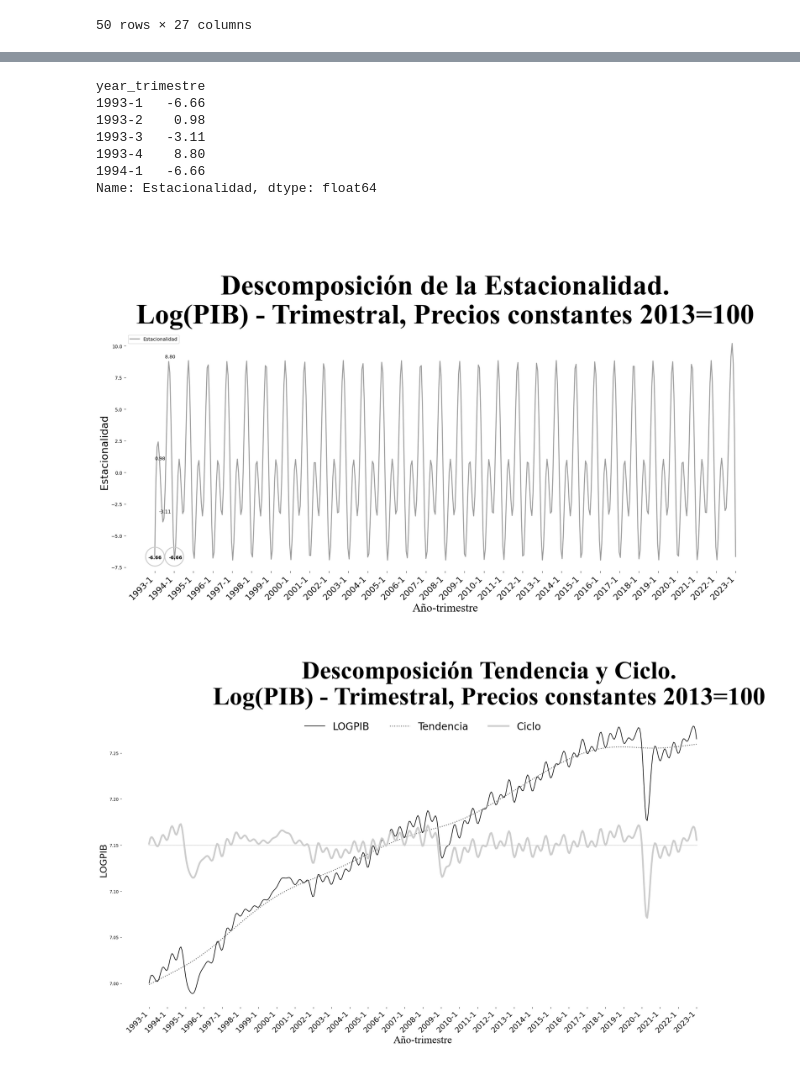
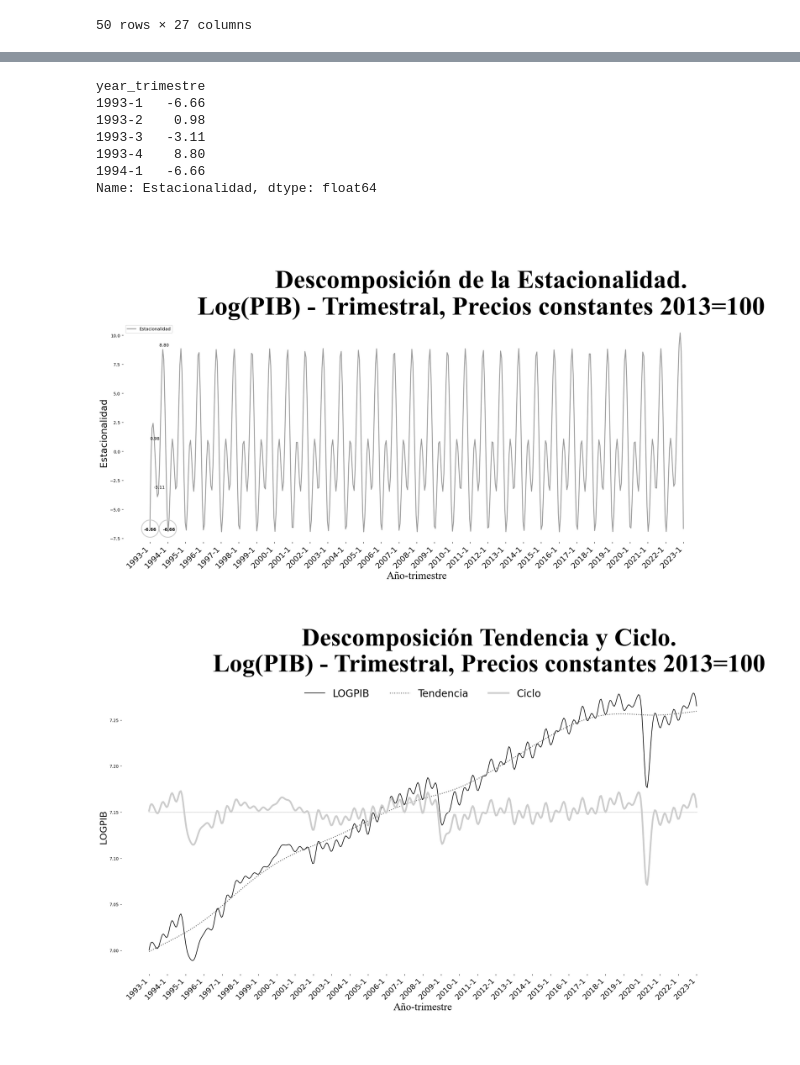
Before and after one commit to armand-analytics/Economic-Cycle, a Jupyter notebook: PythonTesis_Figs.ipynb, the cells around one changed output, grey strips where cells are left out. Drawn from its saved outputs; the diff is of its cells as text; code cells hidden in the pictures.

```diff
--- a/PythonTesis_Figs.ipynb
+++ b/PythonTesis_Figs.ipynb
@@ -28,9 +28,3 @@ allfigs
 | 48 | 49 | 603.049932 | 603.180086 | 0.000000 | -0.045137 | 0 | ... |
 | 49 | 50 | 665.807107 | 663.736478 | 0.000000 | -0.911978 | 0 | ... |
 50 rows × 27 columns
-# %%
-# amortiguado_v=amortiguado.head(24)
-# amortiguado_v
-for i in amortiguado_v:
-    if i in amortiguado_v:
-        ax1.plot(x_numeric[i], amortiguado_v[i], 'none', markerfacecolor='none', markeredgecolor='1', markersize=1, markeredgewidth=1)
@@ -252,35 +168,35 @@ plt.title('\n\nDescomposición de la Estacionalidad.\nLog(PIB) - Trimestral, Pre
           weight='bold',  # Puedes usar 'bold' para hacer el texto más grueso
           fontfamily='Times New Roman',  # Mantienes la fuente Times New Roman
           y=1,  # Ajusta la posición vertical como lo necesites
-        #   x=0.61,
+          x=0.61,
           pad=20)
 
 # Ajustar etiquetas del eje x
 n_ticks = 31  # Número de ticks que quieres mostrar
 x_ticks_indices = np.linspace(0, len(x_numeric) - 1, n_ticks, dtype=int)
 x_ticks_labels = [x[i] for i in x_ticks_indices]
 
 x_trim = [f"{year}-1" for year in range(1993, 2024)]
 x_trim = x_trim[:len(x_ticks_indices)]
 
 plt.xticks(x_ticks_indices, x_trim, rotation=45, ha='right', size=18)
 
 # Aumentar espacio superior e inferior para la leyenda
 plt.tight_layout(rect=[0, 0, 1, 1])
 
 
 plt.savefig(r'E:\TESIS_MAESTRIA\2 Figuras\Figuras from python\LOGPIB_peropdper4.pgf')
 
 plt.show()
 # %% [output]
 year_trimestre
 1993-1   -6.66
 1993-2    0.98
 1993-3   -3.11
 1993-4    8.80
 1994-1   -6.66
 Name: Estacionalidad, dtype: float64
-[figure, old version]
+[figure, new version]
 # %%
 import pandas as pd
 import matplotlib.pyplot as plt
```
Also changed, not shown: parts of 3 cells of this notebook.
